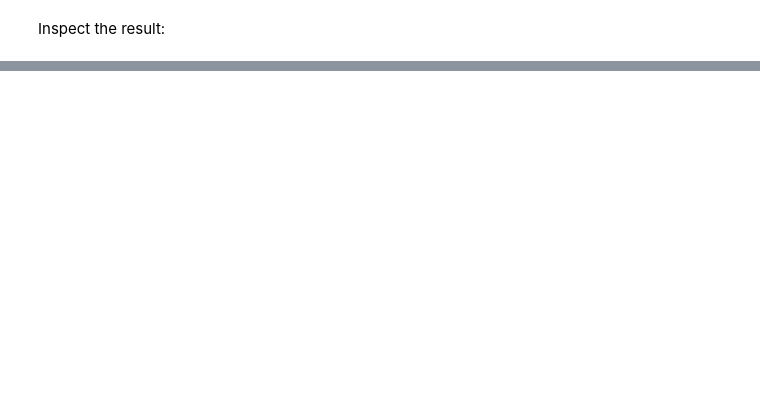
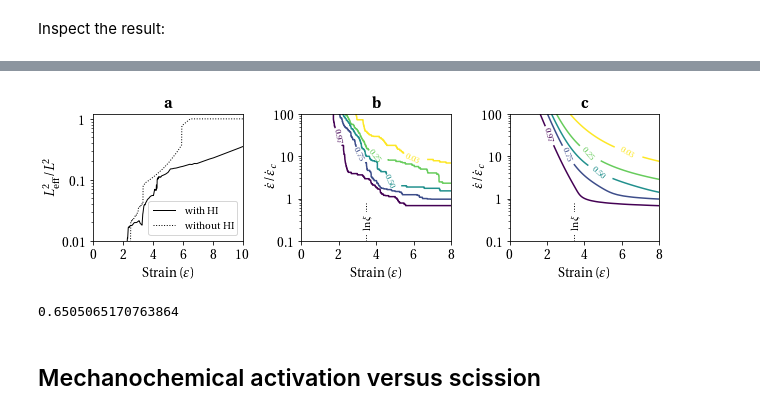
Before and after one commit to etiennerognin/DiluteBrownianDynamics, a Jupyter notebook: data/analyse_paper_plots.ipynb, the cells around one changed output, grey strips where cells are left out. Drawn from its saved outputs; the diff is of its cells as text; code cells hidden in the pictures; blank space fills up the shorter version.

```diff
--- a/data/analyse_paper_plots.ipynb
+++ b/data/analyse_paper_plots.ipynb
@@ -783,0 +606,68 @@ plt.savefig('plot_distributions_mechanophores.pdf')
+# %%
+plt.rcParams['figure.figsize'] = [9, 3]
+fig, ax = plt.subplots(ncols=3)
+
+levels = [0.03, 0.25, 0.5, 0.75, 0.97]
+label_pos = [(5,3),
+             (4,10),
+             (3.8,2),
+             (2.8,10),
+             (2,30)
+            ]
+#ccols = ['#dde318', '#5ec962', '#21918c', '#3b528b', '#440154']
+
+epsilon = dataset['HI']['t']
+
+ax[0].semilogy(epsilon, dataset['HI']['L2'][4]/0.650506, 'k-', linewidth=1, label='with HI')
+ax[0].semilogy(epsilon, dataset['noHI']['L2'][4]/0.650506, 'k:', linewidth=1, label='without HI')
+ax[0].set_xlim(0, 10)
+ax[0].set_xticks(ticks=[0, 2, 4, 6, 8, 10])
+ax[0].set_xlabel(r'Strain ($\varepsilon$)')
+ax[0].set_ylim(0.01, 1.2)
+ax[0].set_ylabel(r'$L_\mathrm{eff}^2/L^2$', labelpad=0)
+ax[0].yaxis.set_major_formatter(FormatStrFormatter('%g'))
+ax[0].legend(fontsize=11, loc='lower right')
+ax[0].set_title(r'\textbf a')
+
+
+CS = ax[1].contour(epsilon, ws, cs_HI, levels, cmap='viridis_r')
+ax[1].set_yscale('log')
+for level, position in zip(levels, label_pos):
+    ax[1].clabel(CS, [level], inline=True, fontsize=9, fmt='%1.2f', manual=[position])
+ax[1].set_xlabel(r'Strain ($\varepsilon$)')
+ax[1].set_ylabel(r'$\dot\varepsilon/\dot\varepsilon_c$', labelpad=-5)
+ax[1].text(np.log(n_links)/2-0.2, 0.25, r'$\ln \xi$', bbox={'fc': '1', 'ec': 'None'}, rotation=90, fontsize=11)
+ax[1].set_ylim(0.1, 100)
+ax[1].yaxis.set_major_formatter(FormatStrFormatter('%g'))
+ax[1].set_xlim(0, 8)
+ax[1].set_xticks(ticks=[0, 2, 4, 6, 8])
+#plt.axhline(1, ls=':')
+ax[1].axvline(np.log(n_links)/2, 0, 0.3, ls=':', color='k', linewidth=1)
+ax[1].set_title(r'\textbf b')
+
+
+CS = ax[2].contour(epsilon, ws, cs_model, levels, cmap='viridis_r')
+ax[2].set_yscale('log')
+for level, position in zip(levels, label_pos):
+    ax[2].clabel(CS, [level], inline=True, fontsize=9, fmt='%1.2f', manual=[position])
+ax[2].set_xlabel(r'Strain ($\varepsilon$)')
+ax[2].set_ylabel(r'$\dot\varepsilon/\dot\varepsilon_c$', labelpad=-5)
+ax[2].text(np.log(n_links)/2-0.2, 0.25, r'$\ln \xi$', bbox={'fc': '1', 'ec': 'None'}, rotation=90, fontsize=11)
+ax[2].set_ylim(0.1, 100)
+ax[2].yaxis.set_major_formatter(FormatStrFormatter('%g'))
+ax[2].set_xlim(0, 8)
+ax[2].set_xticks(ticks=[0, 2, 4, 6, 8])
+#plt.axhline(1, ls=':')
+ax[2].axvline(np.log(n_links)/2, 0, 0.3, ls=':', color='k', linewidth=1)
+ax[2].set_title(r'\textbf c')
+
+plt.tight_layout()
+plt.savefig('plot_HI.pdf')
+# %% [output]
+[figure, added]
+# %%
+dataset['noHI']['L2'][4][-1]
+# %% [output]
+0.6505065170763864
+# %% [markdown]
+## Mechanochemical activation versus scission
```
Also changed, not shown: parts of 61 cells of this notebook, 20 other files.
